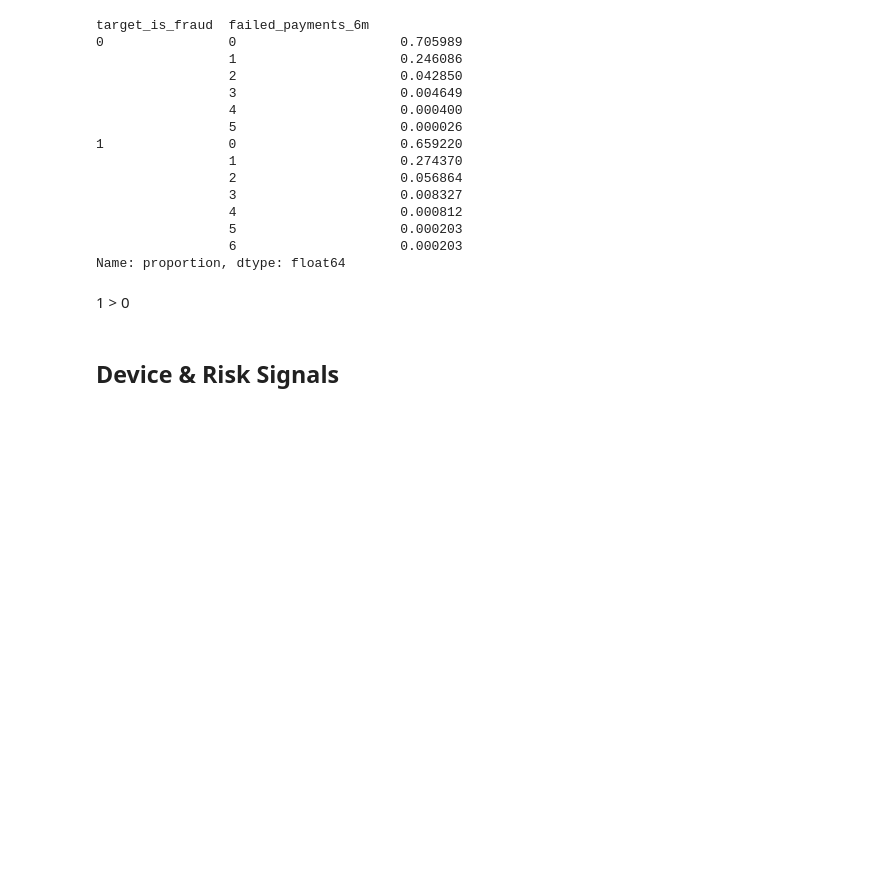
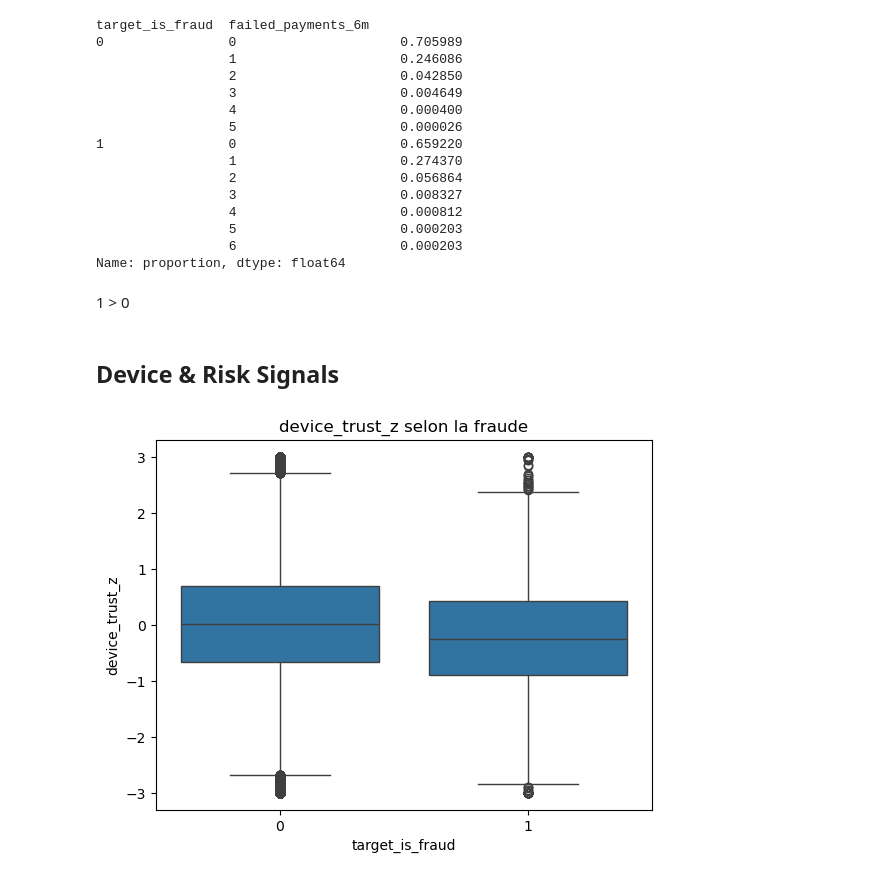
Before and after one commit to Maellelc13/Projet_ML2, a Jupyter notebook: EDA/eda_nelly.ipynb, the cells around one changed output. Cells and saved outputs as stored; diff of their text form; code cells hidden in the pictures; blank space fills up the shorter version.

Commit message:
EDA sur Device & Risk Signals

```diff
--- a/EDA/eda_nelly.ipynb
+++ b/EDA/eda_nelly.ipynb
@@ -331,3 +331,9 @@ Name: proportion, dtype: float64
 1 > 0
 # %% [markdown]
 ## Device & Risk Signals
+# %%
+sns.boxplot(x=df['target_is_fraud'], y=df['device_trust_z'])
+plt.title('device_trust_z selon la fraude')
+plt.show()
+# %% [output]
+[figure, added]
```
Also changed, not shown: parts of 5 cells of this notebook.
